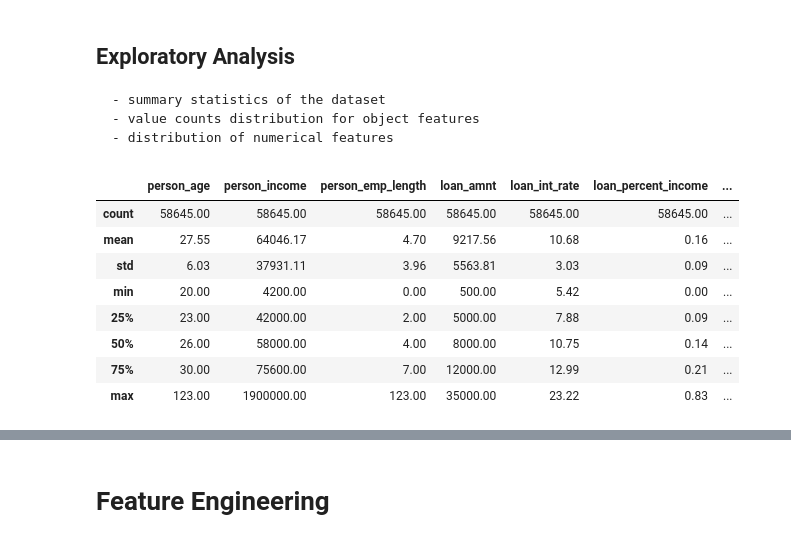
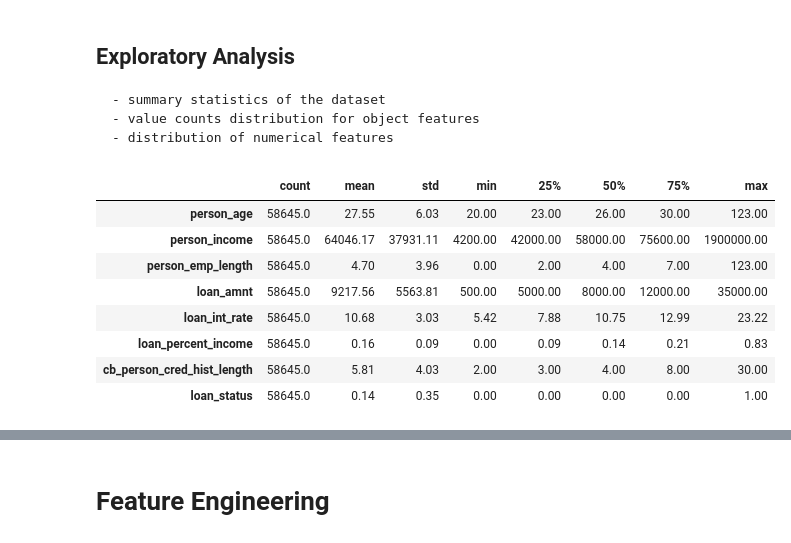
Before and after one commit to Morris-mk/Loan_Approval_Predictor, a Jupyter notebook: project.ipynb, the cells around one changed output, grey strips where cells are left out. Saved outputs shown, nothing was run; the diff lists cells and outputs as text; code cells hidden in the pictures.

```diff
--- a/project.ipynb
+++ b/project.ipynb
@@ -36,7 +45,3 @@ train dataset shape: (58645, 12)
     - check for outliers in the dataset
         develop boxplots for numerical features to identify feature with extreme outliers
         clamp on the outliers
-# %%
-# drop duplicates
-train = train.drop_duplicates()
-print('train dataset shape:', train.shape)
@@ -96,14 +170,14 @@ def clamp_outliers(data):
     - distribution of numerical features
 # %%
 # summary statistics
-round(train.describe(), 2)
+round(train.describe().T, 2)
 # %% [output]
-|  | person_age | person_income | person_emp_length | loan_amnt | loan_int_rate | loan_percent_income | ... |
-| count | 58645.00 | 58645.00 | 58645.00 | 58645.00 | 58645.00 | 58645.00 | ... |
-| mean | 27.55 | 64046.17 | 4.70 | 9217.56 | 10.68 | 0.16 | ... |
-| std | 6.03 | 37931.11 | 3.96 | 5563.81 | 3.03 | 0.09 | ... |
-| min | 20.00 | 4200.00 | 0.00 | 500.00 | 5.42 | 0.00 | ... |
-| 25% | 23.00 | 42000.00 | 2.00 | 5000.00 | 7.88 | 0.09 | ... |
-| 50% | 26.00 | 58000.00 | 4.00 | 8000.00 | 10.75 | 0.14 | ... |
-| 75% | 30.00 | 75600.00 | 7.00 | 12000.00 | 12.99 | 0.21 | ... |
-| max | 123.00 | 1900000.00 | 123.00 | 35000.00 | 23.22 | 0.83 | ... |
+|  | count | mean | std | min | 25% | 50% | 75% | max |
+| person_age | 58645.0 | 27.55 | 6.03 | 20.00 | 23.00 | 26.00 | 30.00 | 123.00 |
+| person_income | 58645.0 | 64046.17 | 37931.11 | 4200.00 | 42000.00 | 58000.00 | 75600.00 | 1900000.00 |
+| person_emp_length | 58645.0 | 4.70 | 3.96 | 0.00 | 2.00 | 4.00 | 7.00 | 123.00 |
+| loan_amnt | 58645.0 | 9217.56 | 5563.81 | 500.00 | 5000.00 | 8000.00 | 12000.00 | 35000.00 |
+| loan_int_rate | 58645.0 | 10.68 | 3.03 | 5.42 | 7.88 | 10.75 | 12.99 | 23.22 |
+| loan_percent_income | 58645.0 | 0.16 | 0.09 | 0.00 | 0.09 | 0.14 | 0.21 | 0.83 |
+| cb_person_cred_hist_length | 58645.0 | 5.81 | 4.03 | 2.00 | 3.00 | 4.00 | 8.00 | 30.00 |
+| loan_status | 58645.0 | 0.14 | 0.35 | 0.00 | 0.00 | 0.00 | 0.00 | 1.00 |
```
Also changed, not shown: parts of 12 cells of this notebook.
